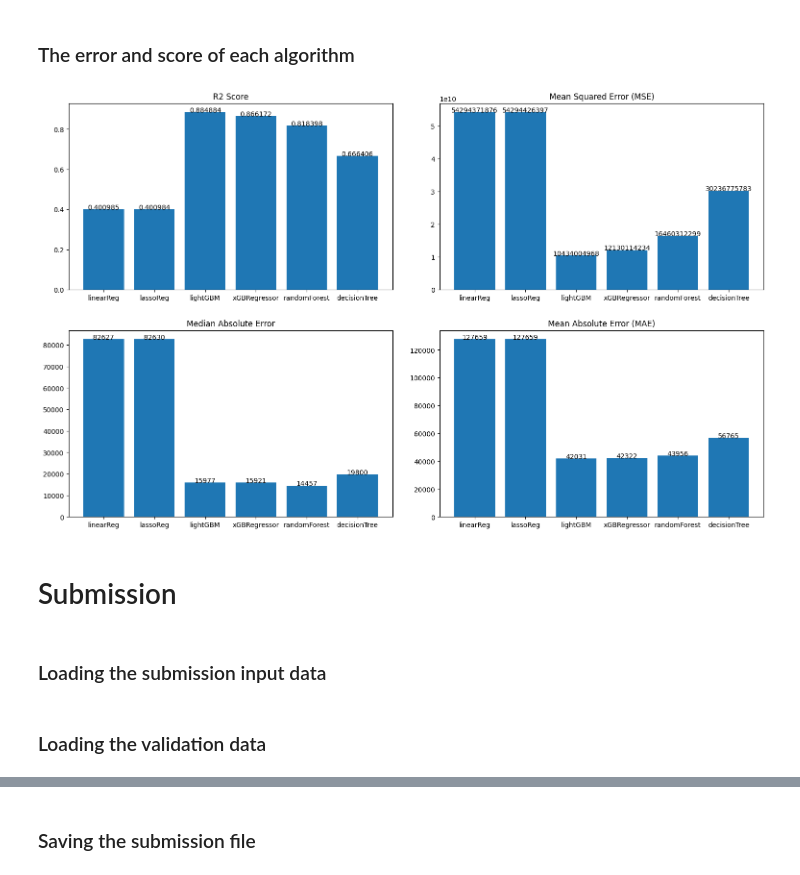
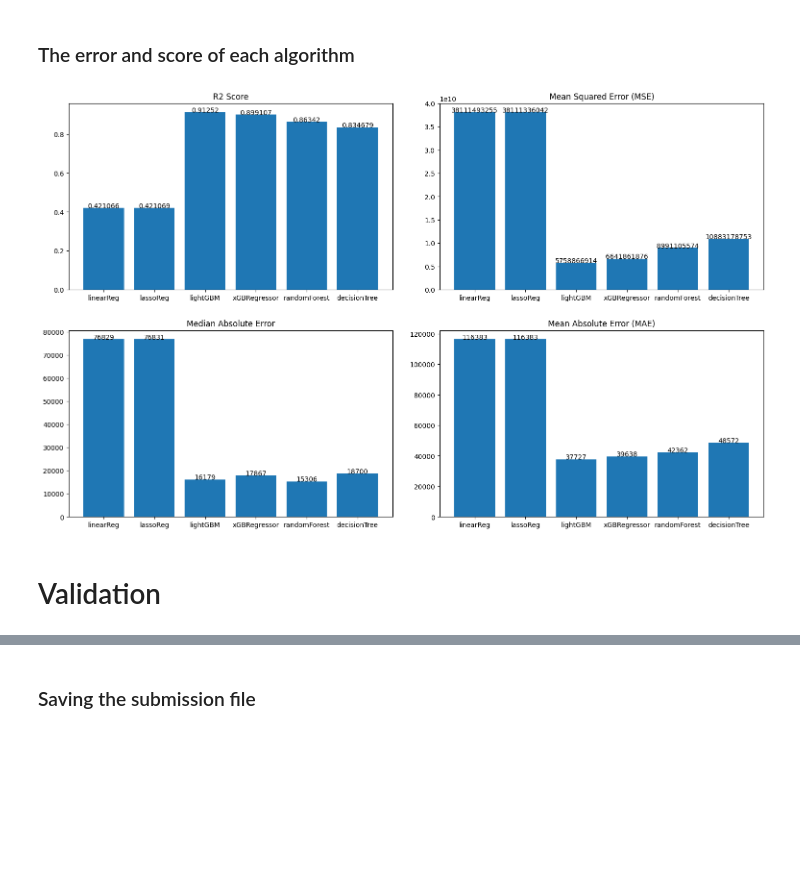
Before and after one commit to alkhawarizmiclub/Dataverse_2.0, a Jupyter notebook: notebook.ipynb, the cells around one changed output, grey strips where cells are left out. Drawn from its saved outputs; the diff is of its cells as text; code cells hidden in the pictures; blank space fills up the shorter version.

```diff
--- a/notebook.ipynb
+++ b/notebook.ipynb
@@ -117,24 +111,24 @@ def pre_processing(df, removeNulls: bool = False):
   df['Manufacturer'] = manufacturer_encoder.fit_transform(df['Manufacturer'])
 
   # Label encoding the Body Style column
-  body_encoder = LabelEncoder()
-  df['Body Style'] = body_encoder.fit_transform(df['Body Style'])
+  manufacturer_encoder = LabelEncoder()
+  df['Body Style'] = manufacturer_encoder.fit_transform(df['Body Style'])
 
   # Label encoding the Powertrain column
   powertrain_encoder = LabelEncoder()
-  df['Powertrain'] = powertrain_encoder.fit_transform(df['Powertrain'])
+  df['Powertrain'] = manufacturer_encoder.fit_transform(df['Powertrain'])
 
   # Label encoding the Variant column
   variant_encoder = LabelEncoder()
-  df['Variant'] = variant_encoder.fit_transform(df['Variant'])
+  df['Variant'] = manufacturer_encoder.fit_transform(df['Variant'])
 
   # Label encoding the Location column
   location_encoder = LabelEncoder()
-  df['Location'] = location_encoder.fit_transform(df['Location'])
+  df['Location'] = manufacturer_encoder.fit_transform(df['Location'])
 
   # Label encoding the Owner_Type column
   owner_encoder = LabelEncoder()
-  df['Owner_Type'] = owner_encoder.fit_transform(df['Owner_Type'])
+  df['Owner_Type'] = manufacturer_encoder.fit_transform(df['Owner_Type'])
 
   if removeNulls:
     df = df.dropna()
@@ -168,16 +139,3 @@ corr.style.background_gradient(cmap='coolwarm').set_precision(3)
-# %%
-def columns_dropping(df):
-  # Dropping the columns with low correlation to the price column
-  # df = df.drop(columns=['Variant'])
-  # df = df.drop(columns=['Engine Volume'])
-  # df = df.drop(columns=['Powertrain'])
-  # df = df.drop(columns=['Owner_Type'])
-  # df = df.drop(columns=['Location'])
-  # df = df.drop(columns=['Distance Covered'])
-  df = df.drop(columns=['Gearbox'])
-  return df
-
-dataset = columns_dropping(dataset)
 # %% [markdown]
 ### Data splitting
 # %%
@@ -186,7 +144,7 @@ target_name = "Price"
 x = dataset.drop(columns=target_name)
 y = dataset[target_name]
 
-x_train, x_test, y_train, y_test = train_test_split(x, y, test_size=0.16, random_state=1)
+x_train, x_test, y_train, y_test = train_test_split(x, y, test_size=0.25, random_state=52)
 # %% [markdown]
 # Training
 # %% [markdown]
@@ -209,7 +167,7 @@ lassoReg_y_pred = lassoRegressor.predict(x_test)
 
 ### LightGBM Regression
 # %%
-lightGBMRegressor = lgb.LGBMRegressor(boosting_type='gbdt', num_leaves=31, n_estimators=200, reg_lambda=1.0)
+lightGBMRegressor = lgb.LGBMRegressor(boosting_type='gbdt', num_leaves=32, n_estimators=200, reg_lambda=1.0)
 
 lightGBMRegressor.fit(x_train, y_train)
 
@@ -286,36 +242,34 @@ Text(0.5, 1.0, 'Decision Tree Regression')
 def addlabels(fig, x,y):
     for i in range(len(x)):
         fig.text(i,y[i],y[i], ha = 'center')
 
 figure, axis = plt.subplots(2, 2, figsize=(16, 10))
 
 figure.tight_layout(pad=4.0)
 
 x_labels = ["linearReg", "lassoReg", "lightGBM", "xGBRegressor", "randomForest", "decisionTree"]
 
-r2_y_values = [r2_score(y_test, linearReg_y_pred), r2_score(y_test, lassoReg_y_pred), r2_score(y_test, lightGBM_y_pred), r2_score(y_test, XGB_y_pred), r2_score(y_test, randomForest_y_pred), r2_score(y_test, decisionTree_y_pred)]
+r2_y_values = [linearRegressor.score(x_test, y_test), lassoRegressor.score(x_test, y_test), lightGBMRegressor.score(x_test, y_test), xGBRegressor.score(x_test, y_test), randomForestRegressor.score(x_test, y_test), decisionTreeRegressor.score(x_test, y_test)]
 mse_y_valus = [mean_squared_error(y_test, linearReg_y_pred), mean_squared_error(y_test, lassoReg_y_pred), mean_squared_error(y_test, lightGBM_y_pred), mean_squared_error(y_test, XGB_y_pred), mean_squared_error(y_test, randomForest_y_pred), mean_squared_error(y_test, decisionTree_y_pred)]
 medianse_y_values = [median_absolute_error(y_test, linearReg_y_pred), median_absolute_error(y_test, lassoReg_y_pred), median_absolute_error(y_test, lightGBM_y_pred), median_absolute_error(y_test, XGB_y_pred), median_absolute_error(y_test, randomForest_y_pred), median_absolute_error(y_test, decisionTree_y_pred)]
 mae_y_values = [mean_absolute_error(y_test, linearReg_y_pred), mean_absolute_error(y_test, lassoReg_y_pred), mean_absolute_error(y_test, lightGBM_y_pred), mean_absolute_error(y_test, XGB_y_pred), mean_absolute_error(y_test, randomForest_y_pred), mean_absolute_error(y_test, decisionTree_y_pred)]
 
 axis[0, 0].bar(x_labels, r2_y_values)
 axis[0, 0].set_title("R2 Score")
 addlabels(axis[0, 0], x_labels, list(map(lambda num: round(num, 6), r2_y_values)))
 
 axis[0, 1].bar(x_labels, mse_y_valus)
 axis[0, 1].set_title("Mean Squared Error (MSE)")
 addlabels(axis[0, 1], x_labels, list(map(int, mse_y_valus)))
 
 axis[1, 0].bar(x_labels, medianse_y_values)
 axis[1, 0].set_title("Median Absolute Error")
 addlabels(axis[1, 0], x_labels, list(map(int, medianse_y_values)))
 
 axis[1, 1].bar(x_labels, mae_y_values)
 axis[1, 1].set_title("Mean Absolute Error (MAE)")
 addlabels(axis[1, 1], x_labels, list(map(int, mae_y_values)))
 # %% [output]
-[figure, old version]
+[figure, new version]
 # %% [markdown]
-# Submission
+# Validation
-# %% [markdown]
-### Loading the submission input data
@@ -328,3 +275,0 @@ X_submission = pre_processed_submission_input_dataset.values
-# %% [markdown]
-
-### Loading the validation data
```
Also changed, not shown: parts of 23 cells of this notebook, 4 other files.
